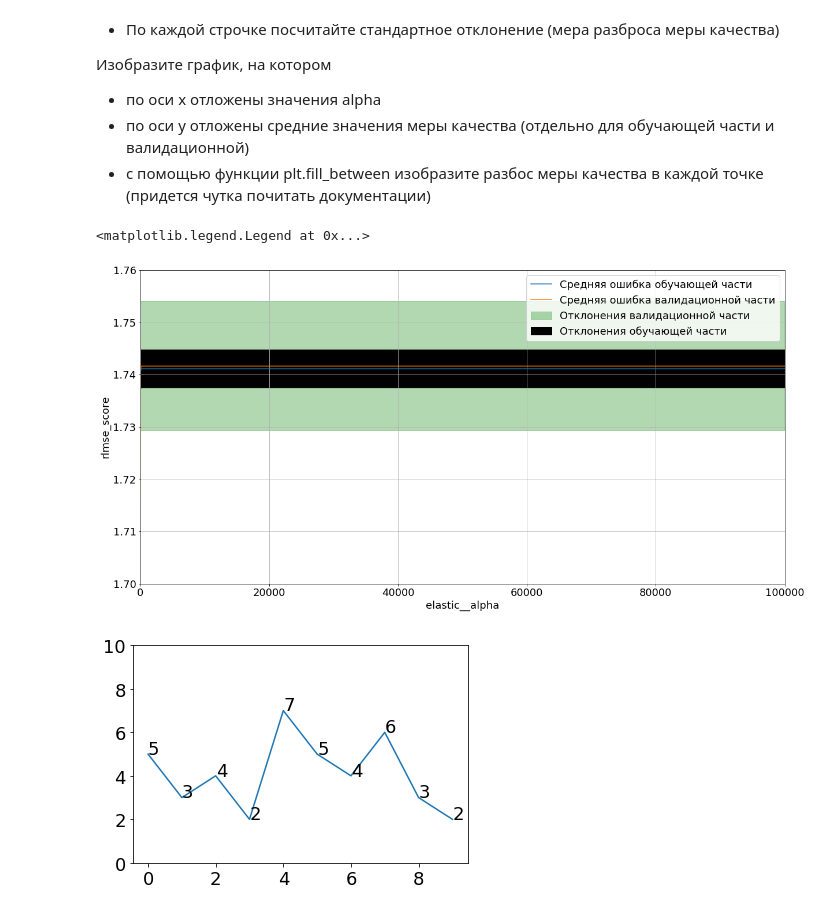
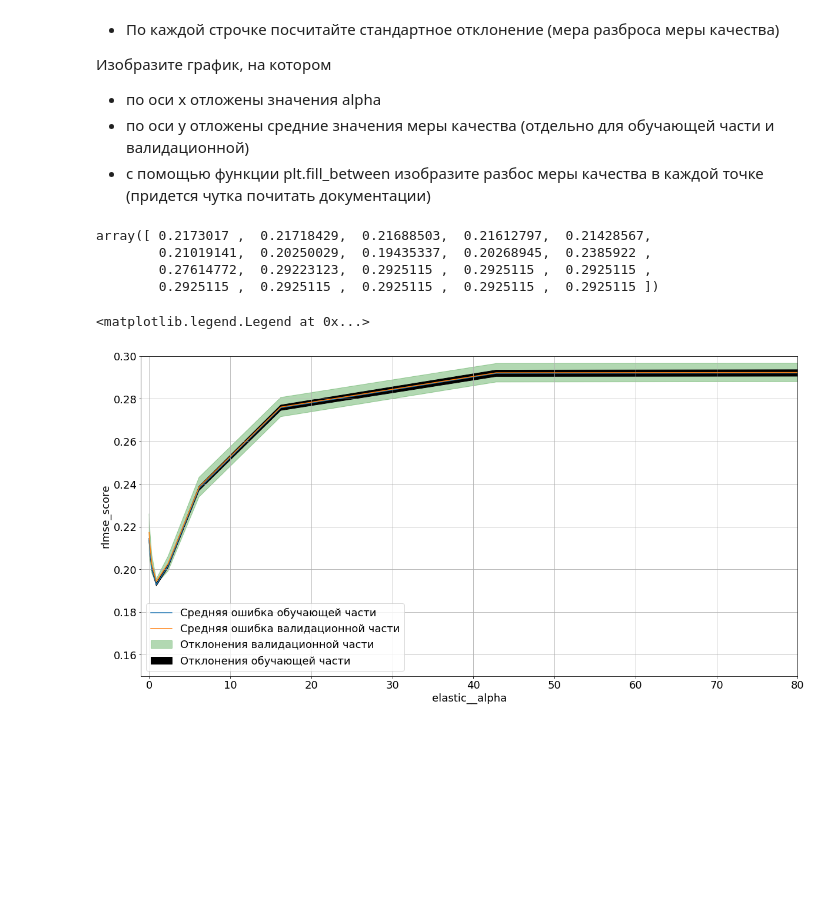
Before and after one commit to unifam123/sfml, a Jupyter notebook: hw_04/regression-skillfactory-hw.ipynb, the cells around one changed output. Drawn from its saved outputs; the diff is of its cells as text; code cells hidden in the pictures; blank space fills up the shorter version.

```diff
--- a/hw_04/regression-skillfactory-hw.ipynb
+++ b/hw_04/regression-skillfactory-hw.ipynb
@@ -387,11 +387,12 @@ import numpy as np
 # %%
 def rlmse_score(y_test, y_hat):
     #иногда предсказанные значения могут быть отрицательными. Логарифм для таких значений посчитан быть не может
-    #в такой ситуации вернём большое значение ошибки по умолчанию.
-    if np.any(y_hat < 0):
-        return 100
+    #для этого в логарифм будем добавлять не 1, а 100. Условие критичности недопредсказания не нарушается
+    #if np.any(y_hat < 0):
+    #    y_hat = np.where([y_hat < 0], 0, y_hat)
 
-    return np.square(np.log(y_test.values + 1) - np.log(y_hat + 1)).mean() ** 0.5
+    #print (y_hat)
+    return np.square(np.log(y_test.values + 100) - np.log(y_hat + 100)).mean() ** 0.5
 
 # Эту функцию трогать не надо
 def rlmse_scorer(estimator, X, y):
@@ -438,44 +439,34 @@ train_scores, valid_scores = validation_curve(model, X, y, param_name=param_name
 * по оси x отложены значения alpha
 * по оси y отложены средние значения меры качества (отдельно для обучающей части и валидационной)
 * с помощью функции plt.fill_between изобразите разбос меры качества в каждой точке (придется чутка почитать документации)
+# %%
+valid_scores.mean(axis=1)
+# %% [output]
+array([ 0.2173017 ,  0.21718429,  0.21688503,  0.21612797,  0.21428567,
+        0.21019141,  0.20250029,  0.19435337,  0.20268945,  0.2385922 ,
+        0.27614772,  0.29223123,  0.2925115 ,  0.2925115 ,  0.2925115 ,
+        0.2925115 ,  0.2925115 ,  0.2925115 ,  0.2925115 ,  0.2925115 ])
 # %%
 #из-за того, что мы
 
 plt.rc('font', **{'size' : 18})
 
 
 plt.figure(figsize=(20,10))
-plt.axis([0, alpha_range.max()+1, 1.7, 1.76])
+plt.axis([-1, 80, 0.15, 0.3])
 plt.fill_between(alpha_range, valid_scores.mean(axis=1)-valid_scores.std(axis=1),
                  valid_scores.mean(axis=1)+valid_scores.std(axis=1), color='green', alpha=0.3,
                  label='Отклонения валидационной части')
 plt.fill_between(alpha_range, train_scores.mean(axis=1)-train_scores.std(axis=1),
                  train_scores.mean(axis=1)+train_scores.std(axis=1), color='black',
                 label='Отклонения обучающей части')
 plt.plot(alpha_range, train_scores.mean(axis=1), label='Средняя ошибка обучающей части', )
 plt.plot(alpha_range, valid_scores.mean(axis=1), label='Средняя ошибка валидационной части')
 plt.grid()
 
 plt.xlabel('elastic__alpha')
 plt.ylabel('rlmse_score')
 plt.legend()
 # %% [output]
 <matplotlib.legend.Legend at 0x...>
-[figure, old version]
+[figure, new version]
-# %%
-import numpy
-from matplotlib import pyplot
-
-x = numpy.arange(10)
-y = numpy.array([5,3,4,2,7,5,4,6,3,2])
-
-fig = pyplot.figure()
-ax = fig.add_subplot(111)
-ax.set_ylim(0,10)
-pyplot.plot(x,y)
-for i,j in zip(x,y):
-    ax.annotate(str(j),xy=(i,j))
-
-pyplot.show()
-# %% [output]
-[figure, removed]
```
Also changed, not shown: parts of 1 cell of this notebook.
